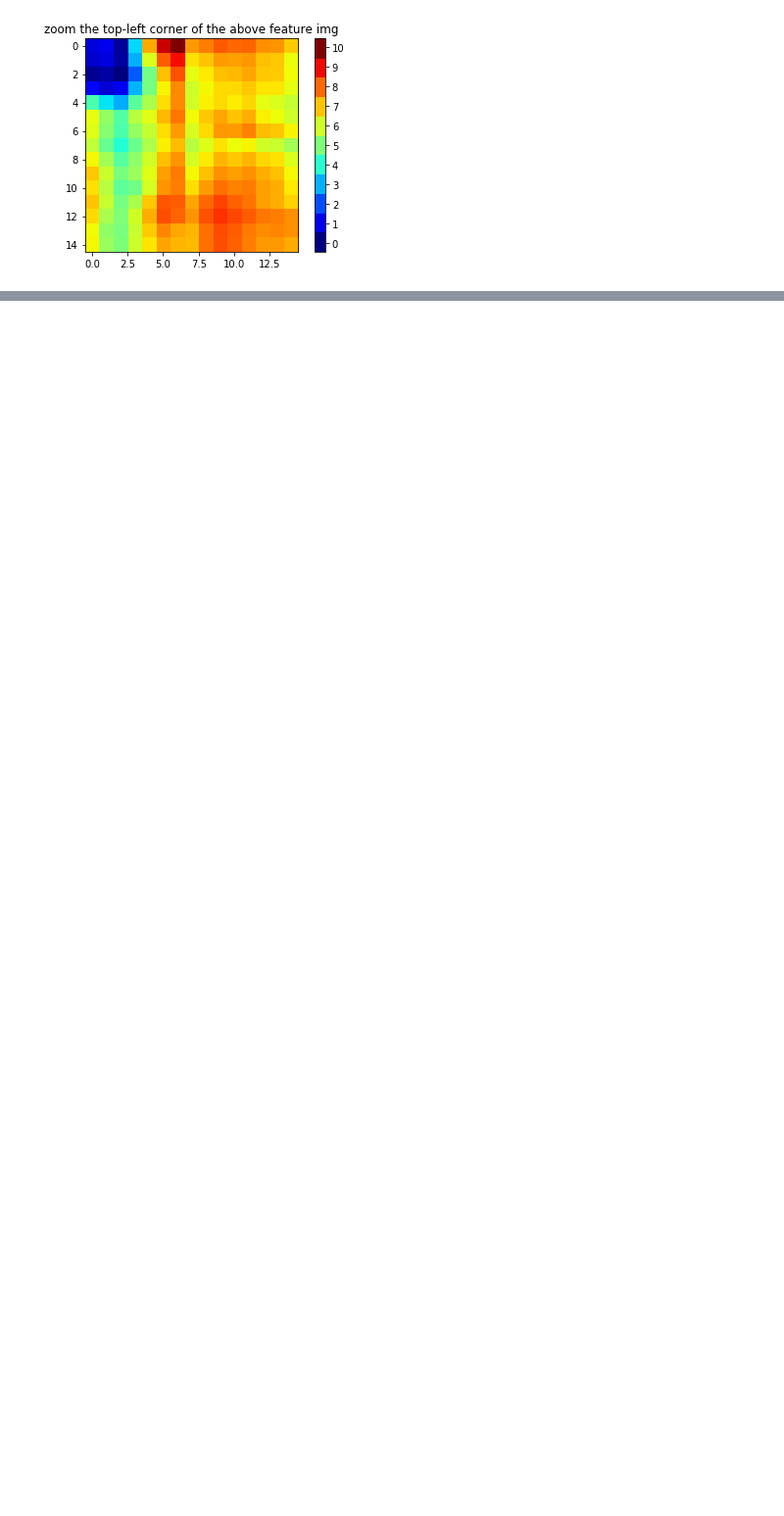
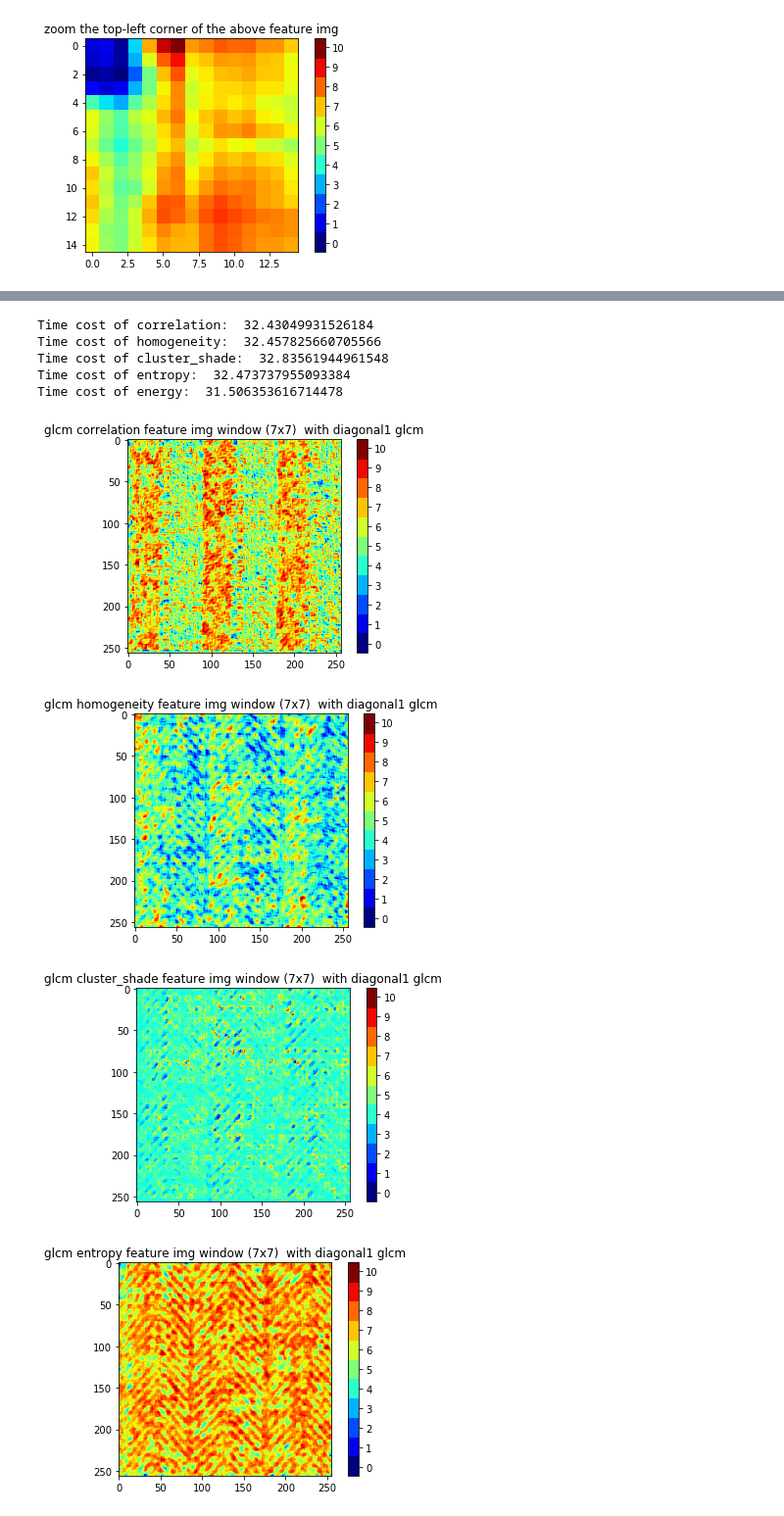
Before and after one commit to samleoqh/digital-img-ana, a Jupyter notebook: exercise/GLCM.ipynb, the cells around one changed output, grey strips where cells are left out. Shown at 98% size. Drawn from its saved outputs; the diff is of its cells as text; code cells hidden in the pictures; blank space fills up the shorter version.

```diff
--- a/exercise/GLCM.ipynb
+++ b/exercise/GLCM.ipynb
@@ -949,0 +1083,59 @@ plt.show()
+# %%
+start_time = time.time()
+fd_img1 = construct_feature_img(req_img, win_order=3, feature='correlation', glcm_type='diagonal1',fill_type='mirror',norm=True, symm=True)
+end_time = time.time()
+print('Time cost of correlation: ', end_time - start_time)
+start_time = time.time()
+fd_img2 = construct_feature_img(req_img, win_order=3, feature='homogeneity', glcm_type='diagonal1',fill_type='mirror',norm=True, symm=True)
+end_time = time.time()
+print('Time cost of homogeneity: ', end_time - start_time)
+start_time = time.time()
+fd_img3 = construct_feature_img(req_img, win_order=3, feature='cluster_shade', glcm_type='diagonal1',fill_type='mirror',norm=True, symm=True)
+end_time = time.time()
+print('Time cost of cluster_shade: ', end_time - start_time)
+start_time = time.time()
+fd_img4 = construct_feature_img(req_img, win_order=3, feature='entropy', glcm_type='diagonal1',fill_type='mirror',norm=True, symm=True)
+end_time = time.time()
+print('Time cost of entropy: ', end_time - start_time)
+start_time = time.time()
+fd_img5 = construct_feature_img(req_img, win_order=3, feature='energy', glcm_type='diagonal1',fill_type='mirror',norm=True, symm=True)
+end_time = time.time()
+print('Time cost of energy: ', end_time - start_time)
+# %% [output]
+Time cost of correlation:  32.43049931526184
+Time cost of homogeneity:  32.457825660705566
+Time cost of cluster_shade:  32.83561944961548
+Time cost of entropy:  32.473737955093384
+Time cost of energy:  31.506353616714478
+# %%
+fig, ax = plt.subplots()
+cax = ax.imshow(fd_img1, interpolation='nearest', cmap=cmap)
+ax.set_title('glcm correlation feature img window (7x7)  with diagonal1 glcm')
+colorbar_index(ncolors=11, cmap=cmap)
+
+fig, ax = plt.subplots()
+cax = ax.imshow(fd_img2, interpolation='nearest', cmap=cmap)
+ax.set_title('glcm homogeneity feature img window (7x7)  with diagonal1 glcm')
+colorbar_index(ncolors=11, cmap=cmap)
+
+fig, ax = plt.subplots()
+cax = ax.imshow(fd_img3, interpolation='nearest', cmap=cmap)
+ax.set_title('glcm cluster_shade feature img window (7x7)  with diagonal1 glcm')
+colorbar_index(ncolors=11, cmap=cmap)
+
+fig, ax = plt.subplots()
+cax = ax.imshow(fd_img4, interpolation='nearest', cmap=cmap)
+ax.set_title('glcm entropy feature img window (7x7)  with diagonal1 glcm')
+colorbar_index(ncolors=11, cmap=cmap)
+
+fig, ax = plt.subplots()
+cax = ax.imshow(fd_img5, interpolation='nearest', cmap=cmap)
+ax.set_title('glcm energy feature img window (7x7)  with diagonal1 glcm')
+colorbar_index(ncolors=11, cmap=cmap)
+
+plt.show()
+# %% [output]
+[figure, added]
+[figure, added]
+[figure, added]
+[figure, added]
```
Also changed, not shown: parts of 20 cells of this notebook.
